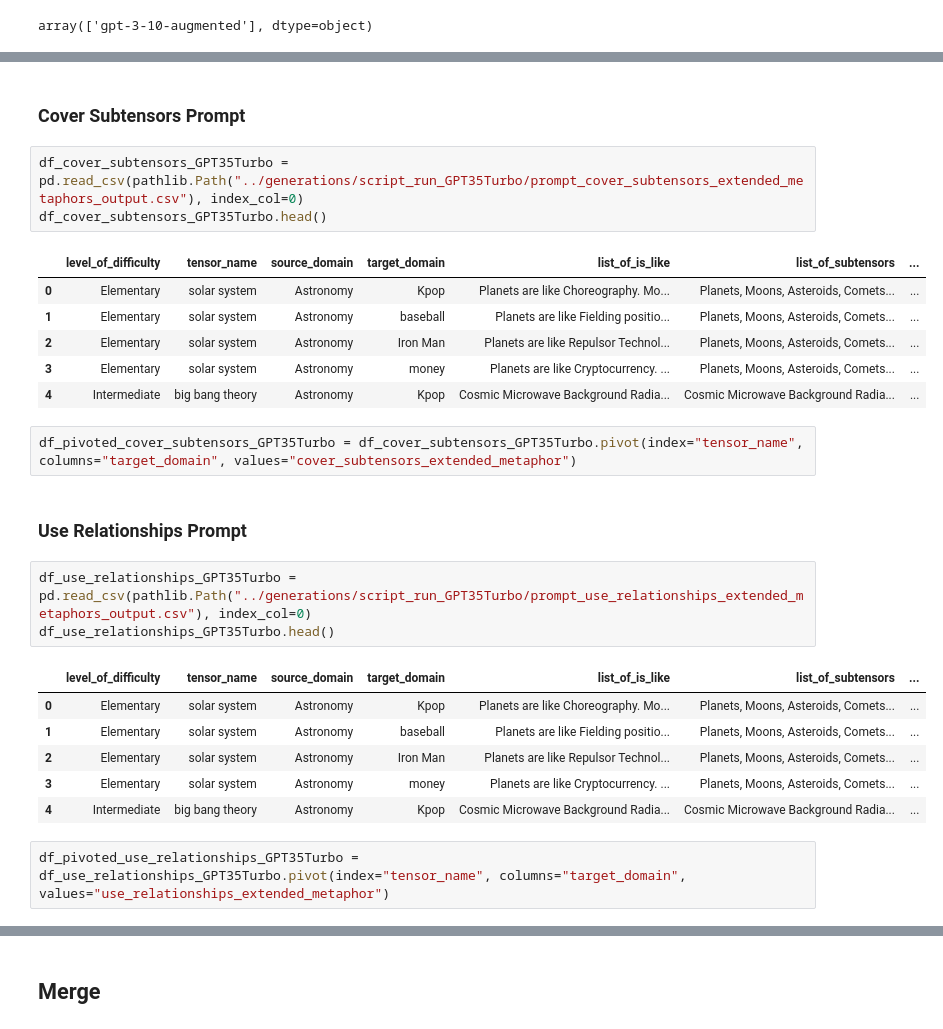
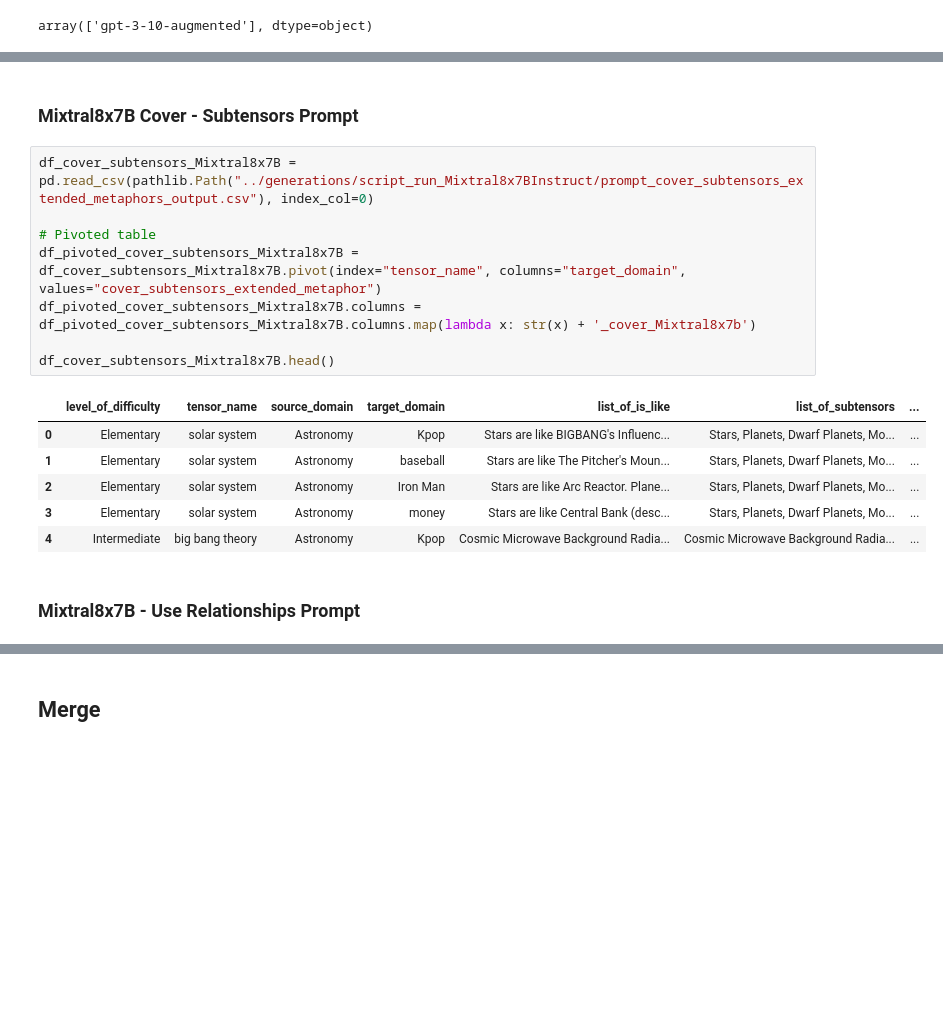
Before and after one commit to GatiAher/Creative_Generation_with_LLMs, a Jupyter notebook: task_1_extended_metaphor_generation/notebooks/analysis.ipynb, the cells around one changed output, grey strips where cells are left out. Drawn from its saved outputs; the diff is of its cells as text; blank space fills up the shorter version.

```diff
--- a/task_1_extended_metaphor_generation/notebooks/analysis.ipynb
+++ b/task_1_extended_metaphor_generation/notebooks/analysis.ipynb
@@ -47,28 +84,19 @@ df_pivoted_metaphorian = df_metaphorian.pivot(index="tensor_name", columns="meta
 # %% [markdown]
-### Cover Subtensors Prompt
+### Mixtral8x7B Cover - Subtensors Prompt
-# %%
-df_cover_subtensors_GPT35Turbo = pd.read_csv(pathlib.Path("../generations/script_run_GPT35Turbo/prompt_cover_subtensors_extended_metaphors_output.csv"), index_col=0)
-df_cover_subtensors_GPT35Turbo.head()
-# %% [output]
-|  | level_of_difficulty | tensor_name | source_domain | target_domain | list_of_is_like | list_of_subtensors | ... |
-| 0 | Elementary | solar system | Astronomy | Kpop | Planets are like Choreography. Mo... | Planets, Moons, Asteroids, Comets... | ... |
-| 1 | Elementary | solar system | Astronomy | baseball | Planets are like Fielding positio... | Planets, Moons, Asteroids, Comets... | ... |
-| 2 | Elementary | solar system | Astronomy | Iron Man | Planets are like Repulsor Technol... | Planets, Moons, Asteroids, Comets... | ... |
-| 3 | Elementary | solar system | Astronomy | money | Planets are like Cryptocurrency. ... | Planets, Moons, Asteroids, Comets... | ... |
-| 4 | Intermediate | big bang theory | Astronomy | Kpop | Cosmic Microwave Background Radia... | Cosmic Microwave Background Radia... | ... |
-# %%
-df_pivoted_cover_subtensors_GPT35Turbo = df_cover_subtensors_GPT35Turbo.pivot(index="tensor_name", columns="target_domain", values="cover_subtensors_extended_metaphor")
+# %%
+df_cover_subtensors_Mixtral8x7B = pd.read_csv(pathlib.Path("../generations/script_run_Mixtral8x7BInstruct/prompt_cover_subtensors_extended_metaphors_output.csv"), index_col=0)
+
+# Pivoted table
+df_pivoted_cover_subtensors_Mixtral8x7B = df_cover_subtensors_Mixtral8x7B.pivot(index="tensor_name", columns="target_domain", values="cover_subtensors_extended_metaphor")
+df_pivoted_cover_subtensors_Mixtral8x7B.columns = df_pivoted_cover_subtensors_Mixtral8x7B.columns.map(lambda x: str(x) + '_cover_Mixtral8x7b')
+
+df_cover_subtensors_Mixtral8x7B.head()
+# %% [output]
+|  | level_of_difficulty | tensor_name | source_domain | target_domain | list_of_is_like | list_of_subtensors | ... |
+| 0 | Elementary | solar system | Astronomy | Kpop | Stars are like BIGBANG's Influenc... | Stars, Planets, Dwarf Planets, Mo... | ... |
+| 1 | Elementary | solar system | Astronomy | baseball | Stars are like The Pitcher's Moun... | Stars, Planets, Dwarf Planets, Mo... | ... |
+| 2 | Elementary | solar system | Astronomy | Iron Man | Stars are like Arc Reactor. Plane... | Stars, Planets, Dwarf Planets, Mo... | ... |
+| 3 | Elementary | solar system | Astronomy | money | Stars are like Central Bank (desc... | Stars, Planets, Dwarf Planets, Mo... | ... |
+| 4 | Intermediate | big bang theory | Astronomy | Kpop | Cosmic Microwave Background Radia... | Cosmic Microwave Background Radia... | ... |
 # %% [markdown]
-### Use Relationships Prompt
+### Mixtral8x7B - Use Relationships Prompt
-# %%
-df_use_relationships_GPT35Turbo = pd.read_csv(pathlib.Path("../generations/script_run_GPT35Turbo/prompt_use_relationships_extended_metaphors_output.csv"), index_col=0)
-df_use_relationships_GPT35Turbo.head()
-# %% [output]
-|  | level_of_difficulty | tensor_name | source_domain | target_domain | list_of_is_like | list_of_subtensors | ... |
-| 0 | Elementary | solar system | Astronomy | Kpop | Planets are like Choreography. Mo... | Planets, Moons, Asteroids, Comets... | ... |
-| 1 | Elementary | solar system | Astronomy | baseball | Planets are like Fielding positio... | Planets, Moons, Asteroids, Comets... | ... |
-| 2 | Elementary | solar system | Astronomy | Iron Man | Planets are like Repulsor Technol... | Planets, Moons, Asteroids, Comets... | ... |
-| 3 | Elementary | solar system | Astronomy | money | Planets are like Cryptocurrency. ... | Planets, Moons, Asteroids, Comets... | ... |
-| 4 | Intermediate | big bang theory | Astronomy | Kpop | Cosmic Microwave Background Radia... | Cosmic Microwave Background Radia... | ... |
-# %%
-df_pivoted_use_relationships_GPT35Turbo = df_use_relationships_GPT35Turbo.pivot(index="tensor_name", columns="target_domain", values="use_relationships_extended_metaphor")
```
Also changed, not shown: parts of 21 cells of this notebook, 2 other files.
